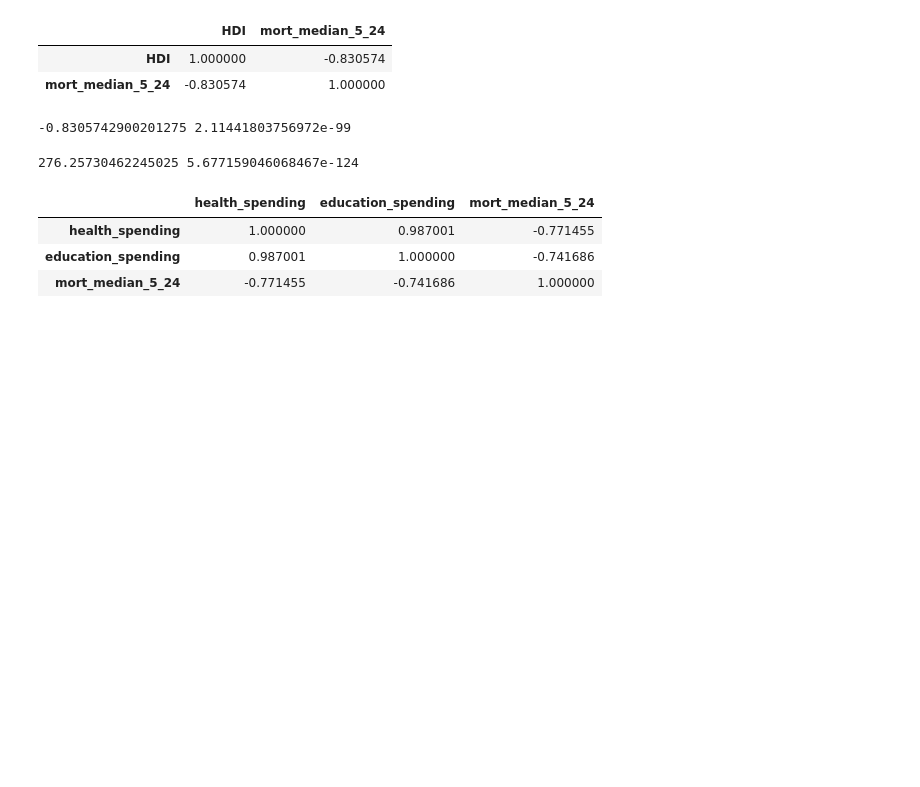
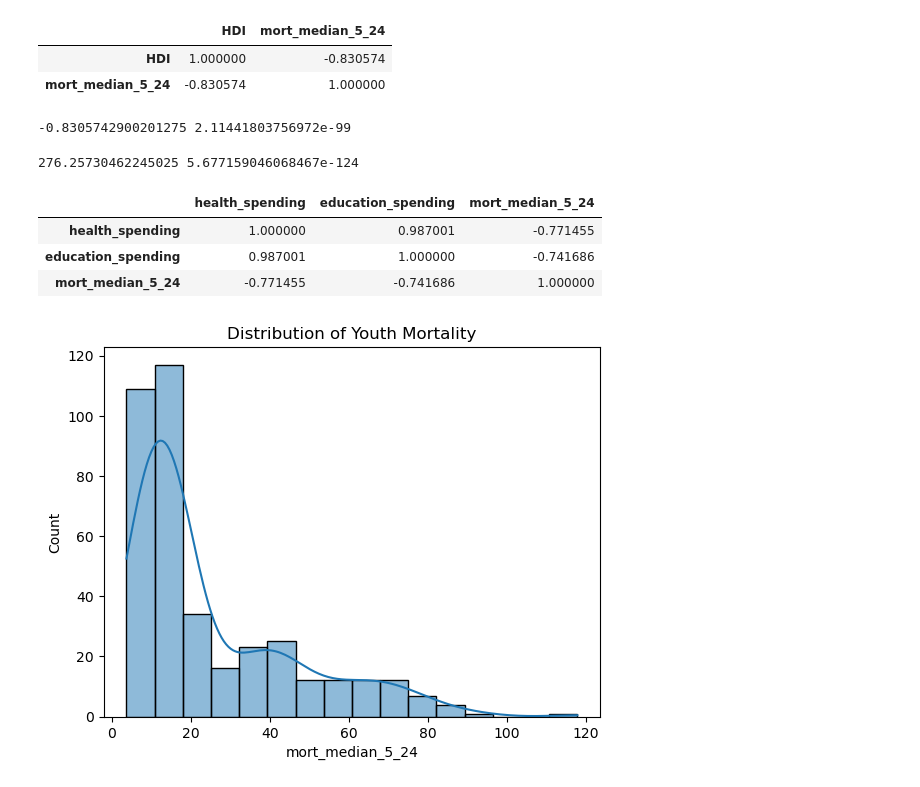
Before and after one commit to ecelule/dsa210project, a Jupyter notebook: project_basis.ipynb, the cells around one changed output. Cells and saved outputs as stored; diff of their text form; code cells hidden in the pictures; blank space fills up the shorter version.

```diff
--- a/project_basis.ipynb
+++ b/project_basis.ipynb
@@ -292,3 +324,9 @@ df[["health_spending", "education_spending", "mort_median_5_24"]].corr()
 | health_spending | 1.000000 | 0.987001 | -0.771455 |
 | education_spending | 0.987001 | 1.000000 | -0.741686 |
 | mort_median_5_24 | -0.771455 | -0.741686 | 1.000000 |
+# %%
+sns.histplot(df["mort_median_5_24"], kde=True)
+plt.title("Distribution of Youth Mortality")
+plt.show()
+# %% [output]
+[figure, added]
```
Also changed, not shown: parts of 29 cells of this notebook.
